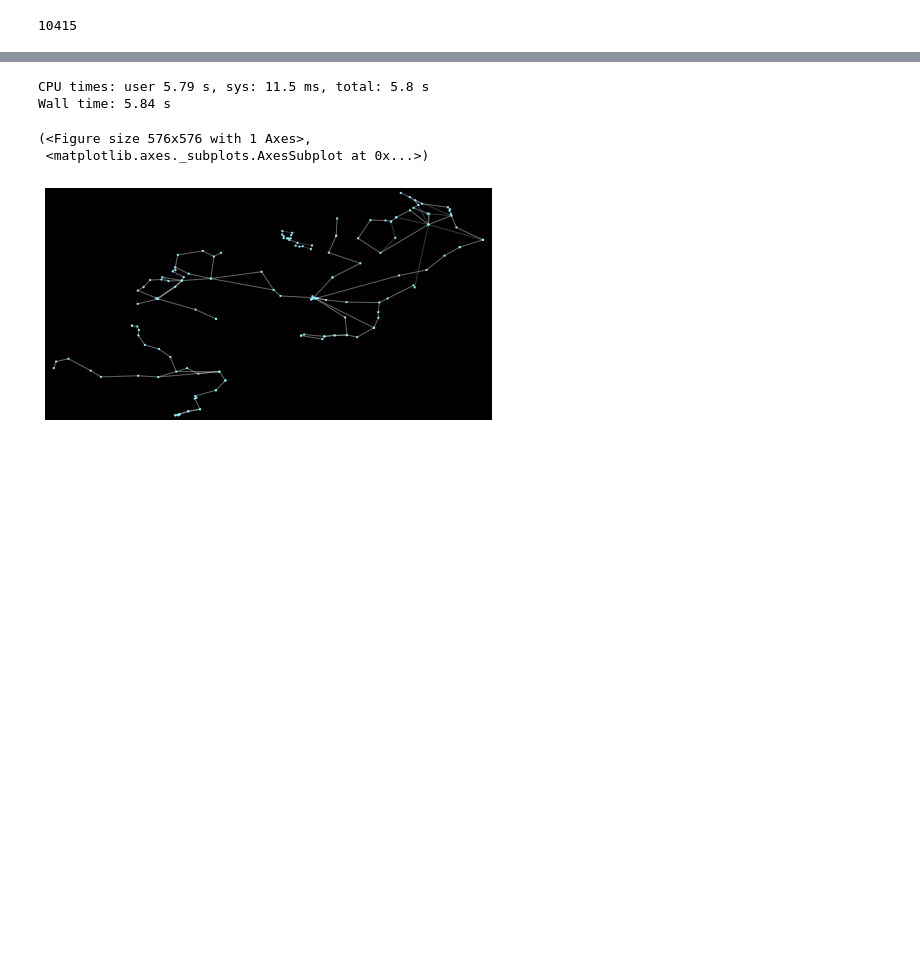
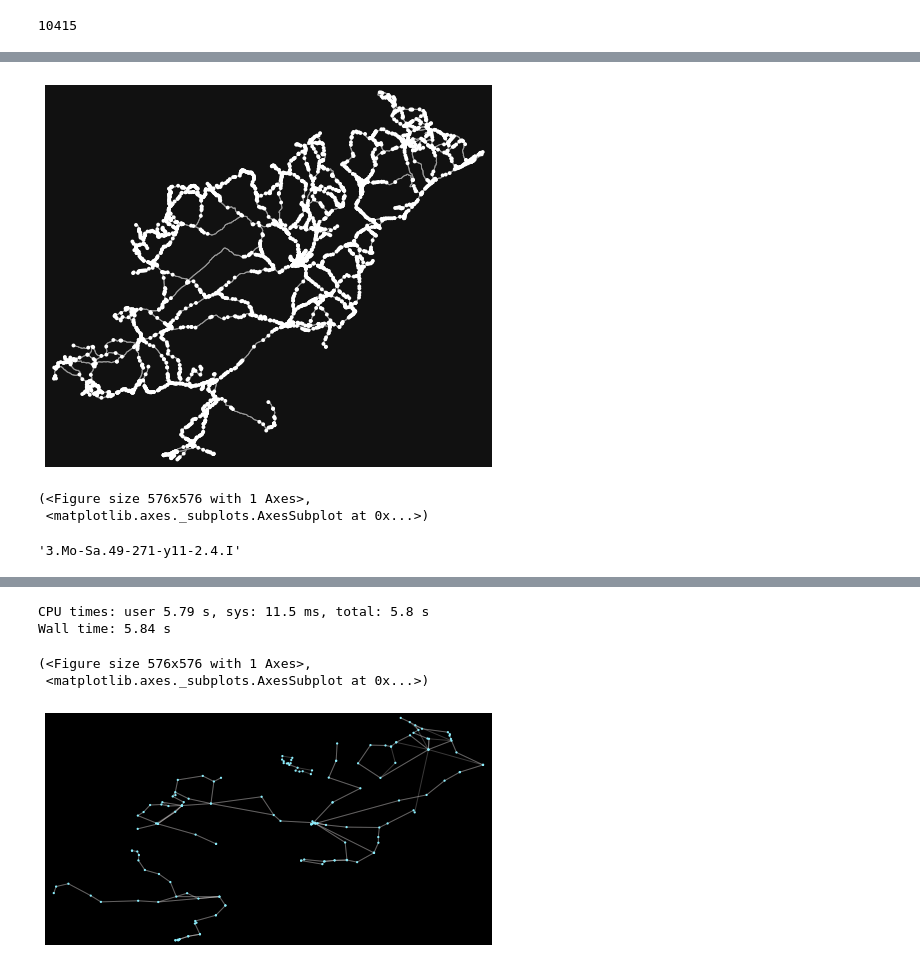
Before and after one commit to ancodia/donegal-bus-routes, a Jupyter notebook: testing/notebooks/add_locallink_bus_stops_to_graph.ipynb, the cells around one changed output, grey strips where cells are left out. Saved outputs shown, nothing was run; the diff lists cells and outputs as text; code cells hidden in the pictures; blank space fills up the shorter version.

Commit message:
added local link routes added to graph

```diff
--- a/testing/notebooks/add_locallink_bus_stops_to_graph.ipynb
+++ b/testing/notebooks/add_locallink_bus_stops_to_graph.ipynb
@@ -84,0 +186,6 @@ route_dict = {route: routes.loc[routes["route_id"] == route] for route in donega
+# %%
+# combine dictionary items into a single dataframe
+df_list = [ v for k,v in route_dict.items()]
+routes_df = pd.concat(df_list ,axis=0)
+routes_df
+# a = [x["stop_id"] for x in route_dict.items()]
@@ -84,0 +206,8 @@ route_dict = {route: routes.loc[routes["route_id"] == route] for route in donega
+# %%
+# add route indicator to stop_sequence, to differentiate stops on multiple routes
+i = 1
+for route in donegal_routes:
+    routes_df.loc[
+        routes_df["route_id"] == route, "route_number"] = f"{i}"
+    i += 1
+routes_df
@@ -84,0 +228,4 @@ route_dict = {route: routes.loc[routes["route_id"] == route] for route in donega
+# %%
+# drop route_id
+routes_df = routes_df.drop(["route_id"], axis=1)
+routes_df
@@ -84,0 +283,12 @@ route_dict = {route: routes.loc[routes["route_id"] == route] for route in donega
+# %%
+# load graph so that locallink bus routes can be added
+G = ox.load_graphml(filepath=f"{config.rp_graphml_path}/all_routes.graphml")
+# add node attribute for each actual route
+for i in range(1, 24):
+    nx.set_node_attributes(G, None, f"actual_route_{i}")
+
+for index, row in routes_df.iterrows():
+    nearest_node = ox.get_nearest_node(G, (row["lat"], row["lng"]))
+    # comma separate route values
+    G.nodes[nearest_node][f"actual_route_{row['route_number']}"] = row["stop_sequence"]
+    i += 1
@@ -84,0 +333,6 @@ route_dict = {route: routes.loc[routes["route_id"] == route] for route in donega
+# %%
+ox.plot_graph(G)
+# %% [output]
+[figure, added]
+(<Figure size 576x576 with 1 Axes>,
+ <matplotlib.axes._subplots.AxesSubplot at 0x...>)
@@ -84,0 +345,7 @@ route_dict = {route: routes.loc[routes["route_id"] == route] for route in donega
+# %%
+# filter to only include one sequence,
+# get trip_id of first occurance of stops max
+trip_id = route1[route1["stop_sequence"] == max_number_stops]["trip_id"].values[0]
+trip_id
+# %% [output]
+'3.Mo-Sa.49-271-y11-2.4.I'
```
Also changed, not shown: parts of 20 cells of this notebook, 3 other files.
